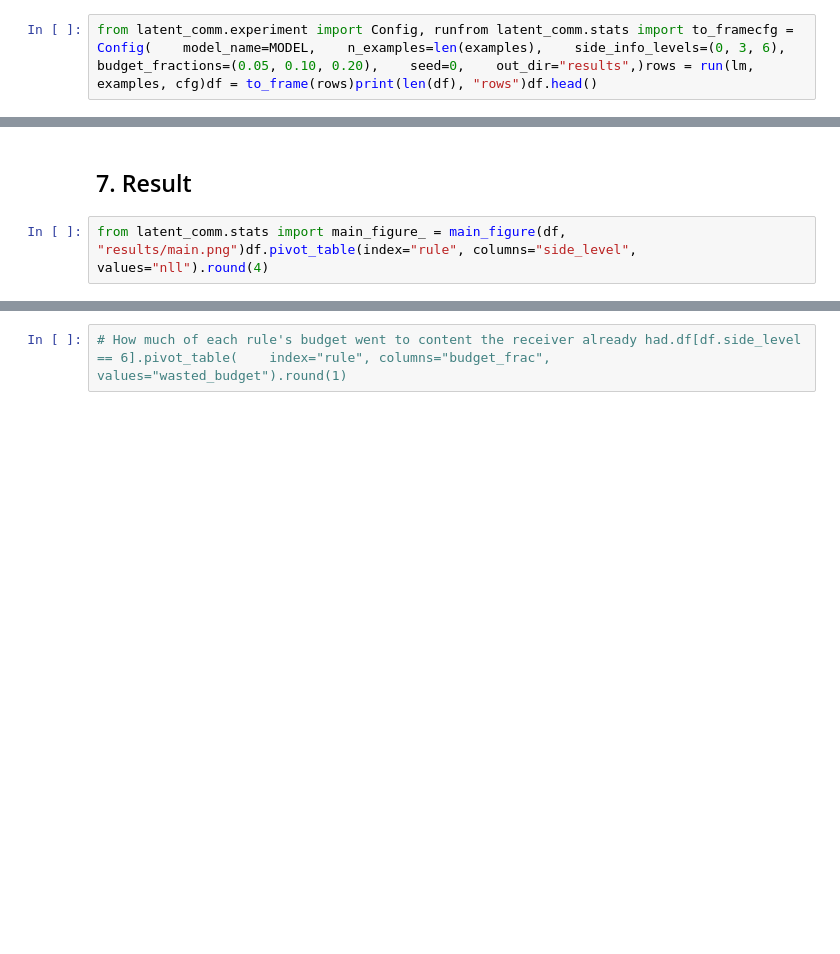
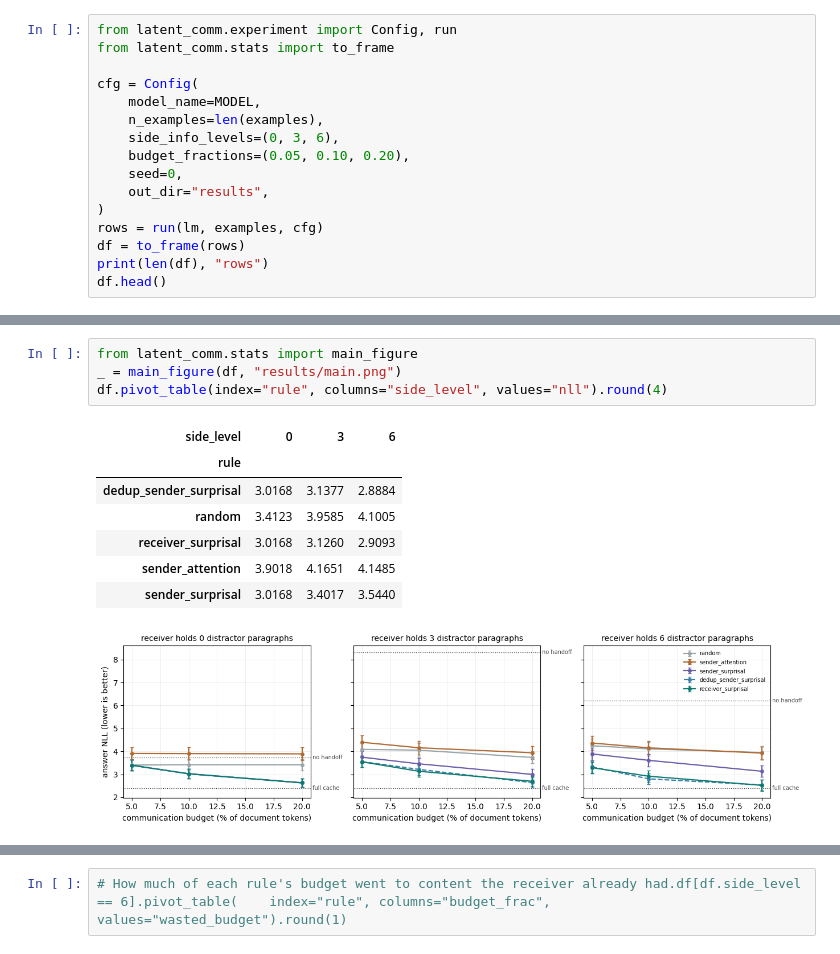
Before and after one commit to SonghanWu/latent-message-handoff, a Jupyter notebook: notebooks/latent_message.ipynb, the cells around one changed output, grey strips where cells are left out. Cells and saved outputs as stored; diff of their text form; blank space fills up the shorter version.

```diff
--- a/notebooks/latent_message.ipynb
+++ b/notebooks/latent_message.ipynb
@@ -33,2 +131,16 @@ Read the grey bands. Those are the paragraphs the receiver already has. Therecei
 # %%
-from latent_comm.experiment import Config, runfrom latent_comm.stats import to_framecfg = Config(    model_name=MODEL,    n_examples=len(examples),    side_info_levels=(0, 3, 6),    budget_fractions=(0.05, 0.10, 0.20),    seed=0,    out_dir="results",)rows = run(lm, examples, cfg)df = to_frame(rows)print(len(df), "rows")df.head()
+from latent_comm.experiment import Config, run
+from latent_comm.stats import to_frame
+
+cfg = Config(
+    model_name=MODEL,
+    n_examples=len(examples),
+    side_info_levels=(0, 3, 6),
+    budget_fractions=(0.05, 0.10, 0.20),
+    seed=0,
+    out_dir="results",
+)
+rows = run(lm, examples, cfg)
+df = to_frame(rows)
+print(len(df), "rows")
+df.head()
@@ -35,5 +155,14 @@ from latent_comm.experiment import Config, runfrom latent_comm.stats import to_f
-# %% [markdown]
-## 7. Result
 # %%
-from latent_comm.stats import main_figure_ = main_figure(df, "results/main.png")df.pivot_table(index="rule", columns="side_level", values="nll").round(4)
+from latent_comm.stats import main_figure
+_ = main_figure(df, "results/main.png")
+df.pivot_table(index="rule", columns="side_level", values="nll").round(4)
+# %% [output]
+| side_level | 0 | 3 | 6 |
+| rule |  |  |  |
+| dedup_sender_surprisal | 3.0168 | 3.1377 | 2.8884 |
+| random | 3.4123 | 3.9585 | 4.1005 |
+| receiver_surprisal | 3.0168 | 3.1260 | 2.9093 |
+| sender_attention | 3.9018 | 4.1651 | 4.1485 |
+| sender_surprisal | 3.0168 | 3.4017 | 3.5440 |
+[figure, added]
 # %%
```
Also changed, not shown: parts of 27 cells of this notebook.
